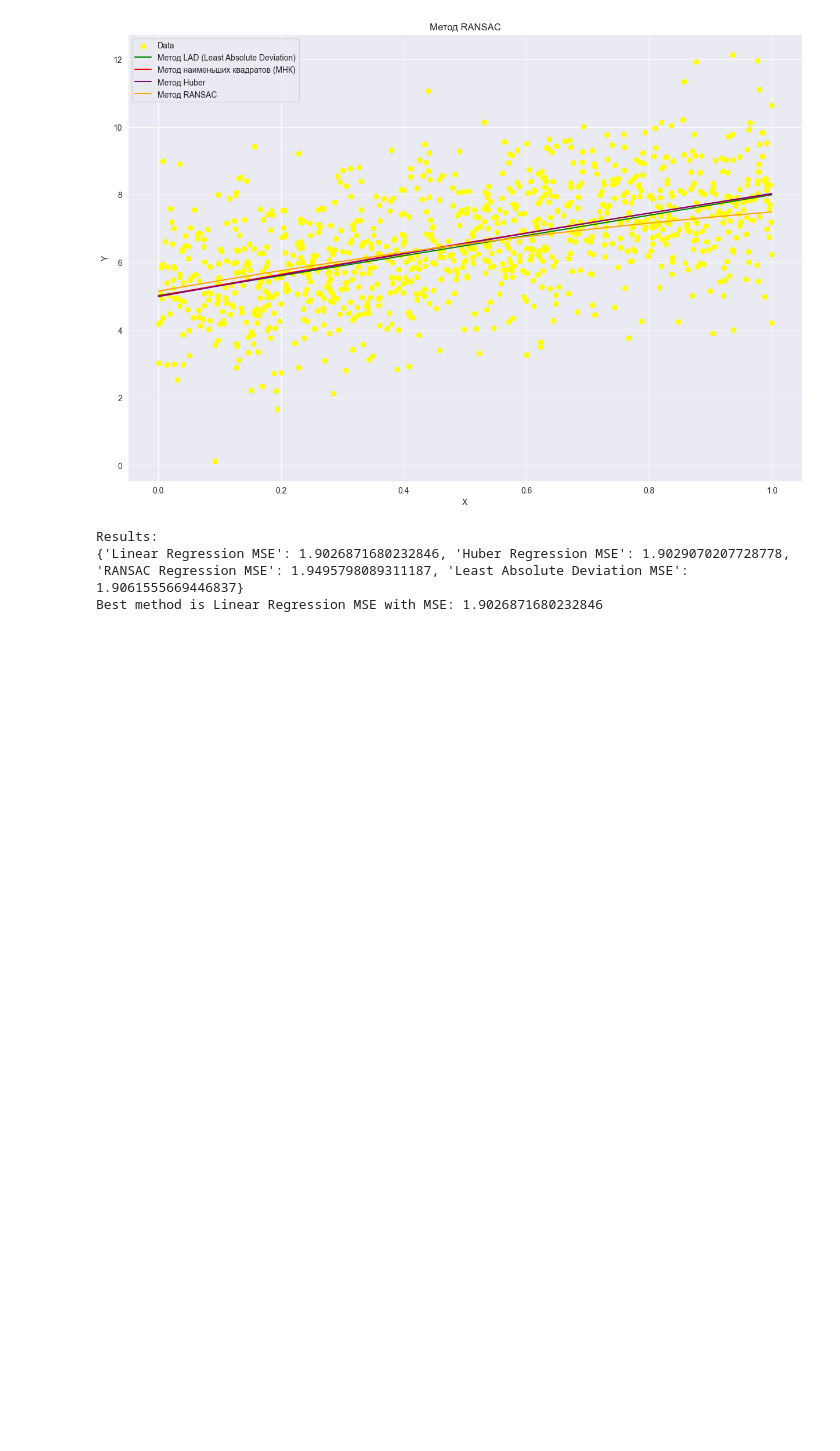
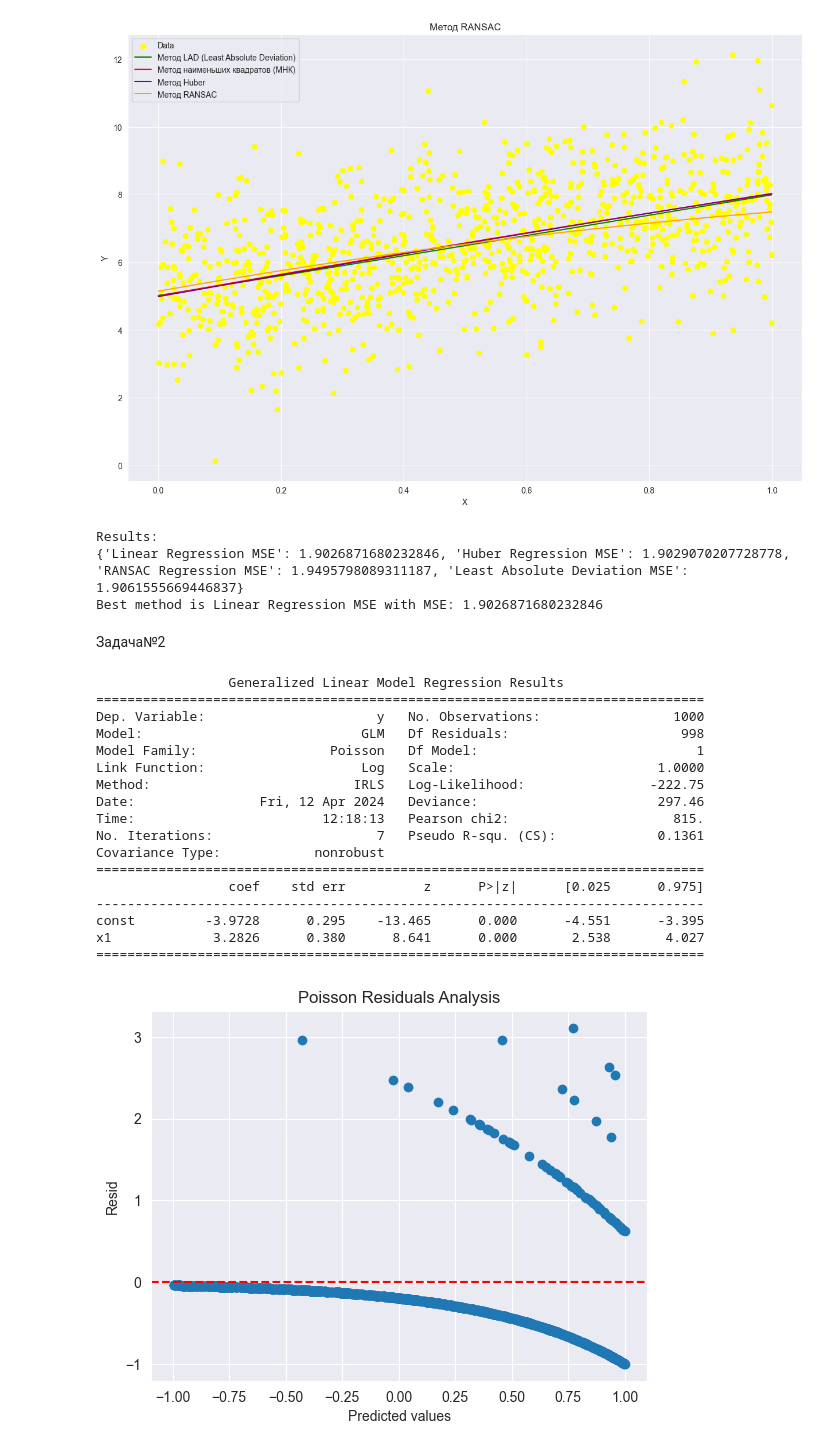
Before and after one commit to Saharochekl/DataAn2024, a Jupyter notebook: 12_04(T8_V2).ipynb, the cells around one changed output. Cells and saved outputs as stored; diff of their text form; code cells hidden in the pictures; blank space fills up the shorter version.

```diff
--- a/12_04(T8_V2).ipynb
+++ b/12_04(T8_V2).ipynb
@@ -139,3 +141,70 @@ print(f"Best method is {best_method} with MSE: {best_mse}")
 Results:
 {'Linear Regression MSE': 1.9026871680232846, 'Huber Regression MSE': 1.9029070207728778, 'RANSAC Regression MSE': 1.9495798089311187, 'Least Absolute Deviation MSE': 1.9061555669446837}
 Best method is Linear Regression MSE with MSE: 1.9026871680232846
+# %% [markdown]
+Задача№2
+# %%
+n = 1000
+x0 = np.ones_like(n)
+x = np.random.uniform(-1, 1, n)
+x.sort()
+eps = np.random.normal(0, 1, n)
+y1 = np.round(np.exp(2*x - 3 + eps)).astype(int)
+y2 = np.round(np.exp(x**2 + 2*x - 3 + eps)).astype(int)
+
+x_const = sm.add_constant(x)
+poisson_model = sm.GLM(y1, x_const, family=sm.families.Poisson()).fit()
+print(poisson_model.summary())
+
+
+residuals = poisson_model.resid_deviance
+plt.scatter(x, residuals)
+plt.axhline(y=0, color='r', linestyle='--')
+plt.xlabel('Predicted values')
+plt.ylabel('Resid')
+plt.title('Poisson Residuals Analysis')
+plt.show()
+
+plt.scatter(x, y1, color='yellow', label='data points')
+plt.plot(x, poisson_model.predict(x_const), color='r', label='model poiss1')
+plt.xlabel('X')
+plt.ylabel('Y')
+plt.title('Poisson model 1')
+plt.show()
+
+poisson_model = sm.GLM(y2, x_const, family=sm.families.Poisson()).fit()
+print(poisson_model.summary())
+
+residuals = poisson_model.resid_deviance
+plt.scatter(x, residuals)
+plt.axhline(y=0, color='r', linestyle='--')
+plt.xlabel('Predicted values')
+plt.ylabel('Resid')
+plt.title('Poisson Residuals Analysis 2')
+plt.show()
+
+plt.scatter(x, y2, color='yellow', label='data points')
+plt.plot(x, poisson_model.predict(x_const), color='r', label='model poiss2')
+plt.xlabel('X')
+plt.ylabel('Y')
+plt.title('Poisson model 2')
+plt.show()
+# %% [output]
+                 Generalized Linear Model Regression Results
+==============================================================================
+Dep. Variable:                      y   No. Observations:                 1000
+Model:                            GLM   Df Residuals:                      998
+Model Family:                 Poisson   Df Model:                            1
+Link Function:                    Log   Scale:                          1.0000
+Method:                          IRLS   Log-Likelihood:                -222.75
+Date:                Fri, 12 Apr 2024   Deviance:                       297.46
+Time:                        12:18:13   Pearson chi2:                     815.
+No. Iterations:                     7   Pseudo R-squ. (CS):             0.1361
+Covariance Type:            nonrobust
+==============================================================================
+                 coef    std err          z      P>|z|      [0.025      0.975]
+------------------------------------------------------------------------------
+const         -3.9728      0.295    -13.465      0.000      -4.551      -3.395
+x1             3.2826      0.380      8.641      0.000       2.538       4.027
+==============================================================================
+[figure, added]
```
Also changed, not shown: parts of 2 cells of this notebook.
